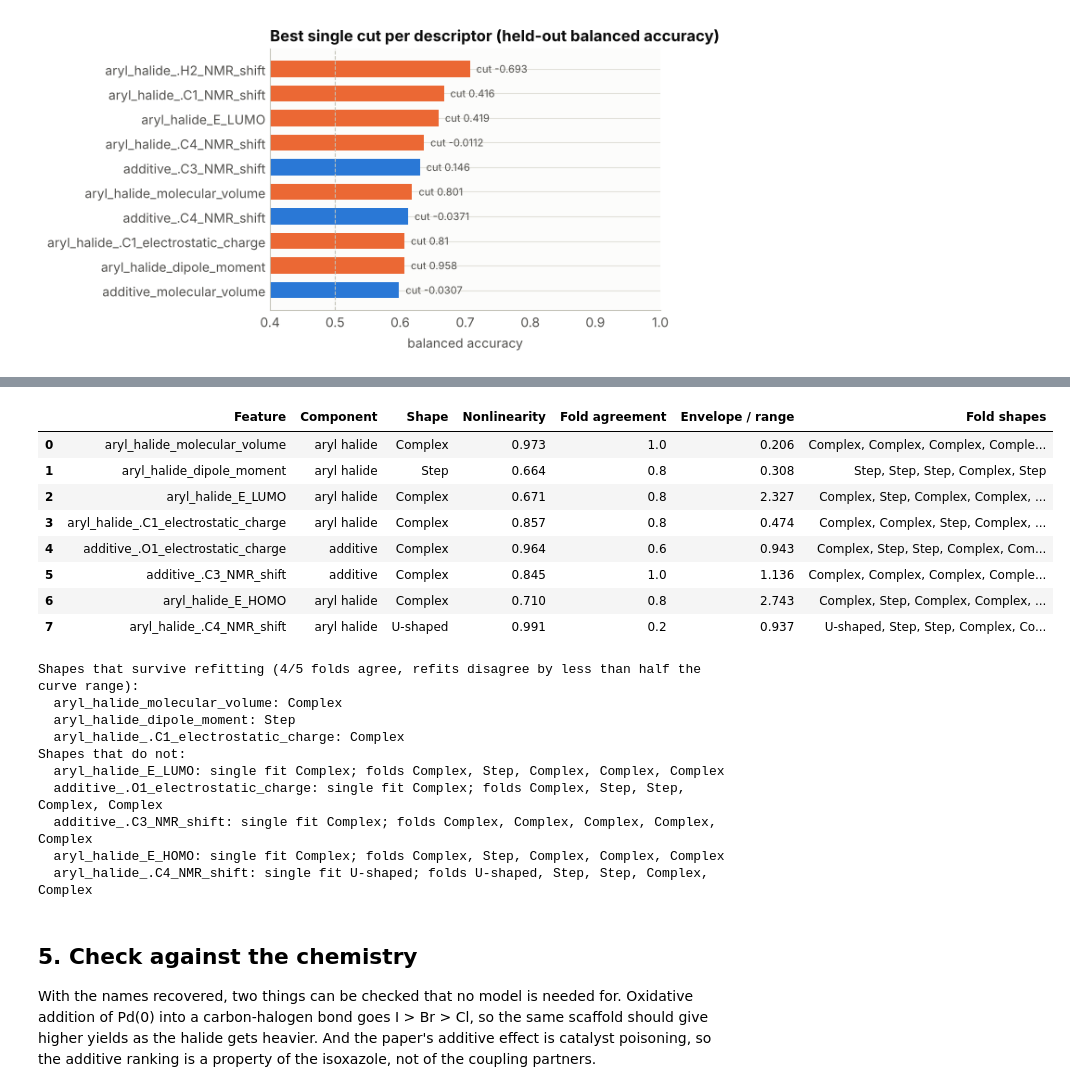
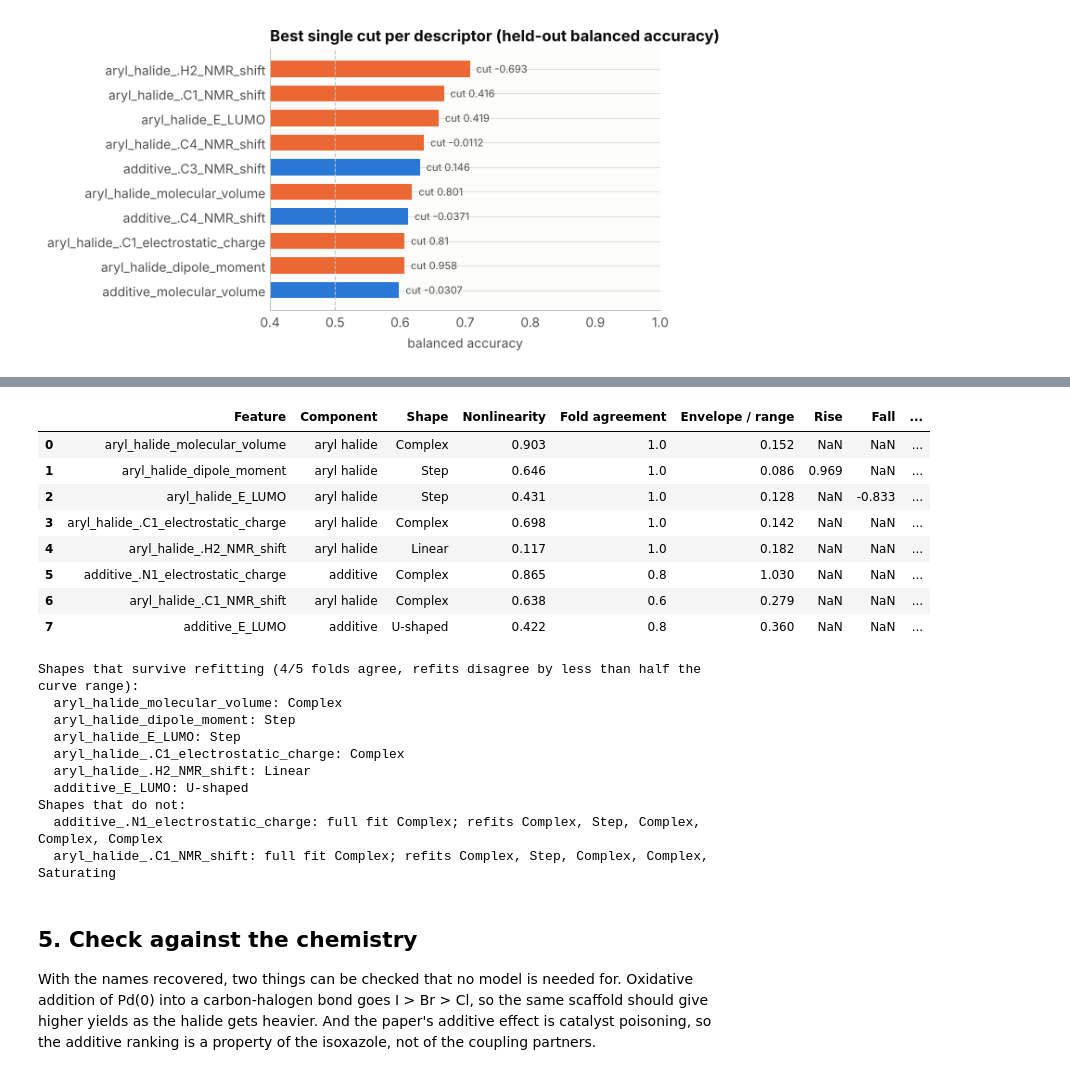
Before and after one commit to gabegomes/pycse, a Jupyter notebook: src/pycse/examples/KAN_Buchwald_DFT_Descriptors.ipynb, the cells around one changed output, grey strips where cells are left out. Saved outputs shown, nothing was run; the diff lists cells and outputs as text; code cells hidden in the pictures.

```diff
--- a/src/pycse/examples/KAN_Buchwald_DFT_Descriptors.ipynb
+++ b/src/pycse/examples/KAN_Buchwald_DFT_Descriptors.ipynb
@@ -281,0 +289,14 @@ Success for the threshold rules: yield above 20 % (59% of reactions).
+# %%
+PRUNE_R = 0.85
+kept, dropped = prune_collinear(X, feature_names, PRUNE_R, keep_first=HYPOTHESIS)
+for name, (partner, r) in dropped.items():
+    print(f"dropped {name}: |r| = {r:.2f} with {partner}, which stays")
+if not dropped:
+    print(f"No pair of descriptors correlates above {PRUNE_R}; all {n_features} stay.")
+X_df = X_df[kept]
+feature_names = kept
+X = X_df.to_numpy(dtype=float)
+n_features = len(feature_names)
+COMPONENTS = list(dict.fromkeys(COMPONENT[f] for f in feature_names))
+COMP_COLOR = {c: SERIES[k % len(SERIES)] for k, c in enumerate(COMPONENTS)}
+print(f"{n_features} descriptors go into every model.")
@@ -291,12 +322,15 @@ than the best of the other models, and how often?
 WIDE = len(X) >= 1000
 KAN_LAYERS = (n_features, 8 if WIDE else 4, 1)
 KAN_GRID = 5 if WIDE else 3
+KAN_REG = 1e-3  # L1 and entropy penalty on the spline coefficients
 KAN_MAXITER = 300
 CV_SPLITS, CV_REPEATS, CV_SEED = 5, 3, 42
 
 
 def make_kan():
-    return KAN(layers=KAN_LAYERS, grid_size=KAN_GRID, spline_order=3)
+    return KAN(
+        layers=KAN_LAYERS, grid_size=KAN_GRID, spline_order=3, l1_spline=KAN_REG, entropy_reg=KAN_REG
+    )
 
 
 def make_models():
@@ -611,59 +717,73 @@ aryl_halide_hardness               10.0
 # %%
-# Shape of the single fit, and whether the five refits agree on it. A curve whose
-# range is under 5 % of the target's spread is "Constant" whatever its wiggles.
-SHAPE_SCALE = y.std() if TASK == "regression" else 1.0
+# Shape of the full fit, whether the five refits agree on it, and where its edges are.
+# A curve whose range is under 5 % of the target's spread is "Constant" whatever its wiggles.
+EDGED = {"Step", "Window", "Gap", "Saturating"}
+
+
+def edge_range(values):
+    values = [v for v in values if v is not None]
+    if not values:
+        return ""
+    return f"{min(values):.3g} to {max(values):.3g} ({len(values)} of 5)"
 
 
 def stability_table(effects):
     rows = []
     for f, pe in effects.items():
-        label, note = pe.shape(scale=SHAPE_SCALE)
+        label, _ = pe.shape(scale=SHAPE_SCALE)
         fold_labels = [classify_shape(pe.x_std, c, scale=SHAPE_SCALE)[0] for c in pe.curves]
         agree = float(np.mean([lab == label for lab in fold_labels]))
         width = float(np.mean(pe.hi - pe.lo) / (np.ptp(pe.median) + 1e-9))
+        tr = transitions(pe.x_raw, pe.y)
+        folds = [transitions(pe.x_raw, c) for c in pe.curves]
+        edged = label in EDGED
         rows.append(
             {
                 "Feature": f,
                 "Component": COMPONENT[f],
                 "Shape": label,
                 "Nonlinearity": pe.nonlinearity(),
                 "Fold agreement": agree,
                 "Envelope / range": width,
+                "Rise": tr["rise"] if edged else None,
+                "Fall": tr["fall"] if edged else None,
+                "Rise in refits": edge_range([t["rise"] for t in folds]) if edged else "",
+                "Fall in refits": edge_range([t["fall"] for t in folds]) if edged else "",
                 "Fold shapes": ", ".join(fold_labels),
             }
         )
     return pd.DataFrame(rows)
 
 
 stab = stability_table(effects)
 display(stab.round(3))
 stable = stab[(stab["Fold agreement"] >= 0.8) & (stab["Envelope / range"] < 0.5)]
 print("Shapes that survive refitting (4/5 folds agree, refits disagree by less than half the curve range):")
 for _, r in stable.iterrows():
     print(f"  {r.Feature}: {r.Shape}")
 print("Shapes that do not:")
 for _, r in stab.drop(stable.index).iterrows():
-    print(f"  {r.Feature}: single fit {r.Shape}; folds {r['Fold shapes']}")
+    print(f"  {r.Feature}: full fit {r.Shape}; refits {r['Fold shapes']}")
 # %% [output]
-|  | Feature | Component | Shape | Nonlinearity | Fold agreement | Envelope / range | Fold shapes |
-| 0 | aryl_halide_molecular_volume | aryl halide | Complex | 0.973 | 1.0 | 0.206 | Complex, Complex, Complex, Comple... |
-| 1 | aryl_halide_dipole_moment | aryl halide | Step | 0.664 | 0.8 | 0.308 | Step, Step, Step, Complex, Step |
-| 2 | aryl_halide_E_LUMO | aryl halide | Complex | 0.671 | 0.8 | 2.327 | Complex, Step, Complex, Complex, ... |
-| 3 | aryl_halide_.C1_electrostatic_charge | aryl halide | Complex | 0.857 | 0.8 | 0.474 | Complex, Complex, Step, Complex, ... |
-| 4 | additive_.O1_electrostatic_charge | additive | Complex | 0.964 | 0.6 | 0.943 | Complex, Step, Step, Complex, Com... |
-| 5 | additive_.C3_NMR_shift | additive | Complex | 0.845 | 1.0 | 1.136 | Complex, Complex, Complex, Comple... |
-| 6 | aryl_halide_E_HOMO | aryl halide | Complex | 0.710 | 0.8 | 2.743 | Complex, Step, Complex, Complex, ... |
-| 7 | aryl_halide_.C4_NMR_shift | aryl halide | U-shaped | 0.991 | 0.2 | 0.937 | U-shaped, Step, Step, Complex, Co... |
+|  | Feature | Component | Shape | Nonlinearity | Fold agreement | Envelope / range | Rise | Fall | ... |
+| 0 | aryl_halide_molecular_volume | aryl halide | Complex | 0.903 | 1.0 | 0.152 | NaN | NaN | ... |
+| 1 | aryl_halide_dipole_moment | aryl halide | Step | 0.646 | 1.0 | 0.086 | 0.969 | NaN | ... |
+| 2 | aryl_halide_E_LUMO | aryl halide | Step | 0.431 | 1.0 | 0.128 | NaN | -0.833 | ... |
+| 3 | aryl_halide_.C1_electrostatic_charge | aryl halide | Complex | 0.698 | 1.0 | 0.142 | NaN | NaN | ... |
+| 4 | aryl_halide_.H2_NMR_shift | aryl halide | Linear | 0.117 | 1.0 | 0.182 | NaN | NaN | ... |
+| 5 | additive_.N1_electrostatic_charge | additive | Complex | 0.865 | 0.8 | 1.030 | NaN | NaN | ... |
+| 6 | aryl_halide_.C1_NMR_shift | aryl halide | Complex | 0.638 | 0.6 | 0.279 | NaN | NaN | ... |
+| 7 | additive_E_LUMO | additive | U-shaped | 0.422 | 0.8 | 0.360 | NaN | NaN | ... |
 Shapes that survive refitting (4/5 folds agree, refits disagree by less than half the curve range):
   aryl_halide_molecular_volume: Complex
   aryl_halide_dipole_moment: Step
+  aryl_halide_E_LUMO: Step
   aryl_halide_.C1_electrostatic_charge: Complex
+  aryl_halide_.H2_NMR_shift: Linear
+  additive_E_LUMO: U-shaped
 Shapes that do not:
-  aryl_halide_E_LUMO: single fit Complex; folds Complex, Step, Complex, Complex, Complex
-  additive_.O1_electrostatic_charge: single fit Complex; folds Complex, Step, Step, Complex, Complex
-  additive_.C3_NMR_shift: single fit Complex; folds Complex, Complex, Complex, Complex, Complex
-  aryl_halide_E_HOMO: single fit Complex; folds Complex, Step, Complex, Complex, Complex
-  aryl_halide_.C4_NMR_shift: single fit U-shaped; folds U-shaped, Step, Step, Complex, Complex
+  additive_.N1_electrostatic_charge: full fit Complex; refits Complex, Step, Complex, Complex, Complex
+  aryl_halide_.C1_NMR_shift: full fit Complex; refits Complex, Step, Complex, Complex, Saturating
 # %% [markdown]
 ## 5. Check against the chemistry
 
```
Also changed, not shown: parts of 17 cells of this notebook, 7 other files.
